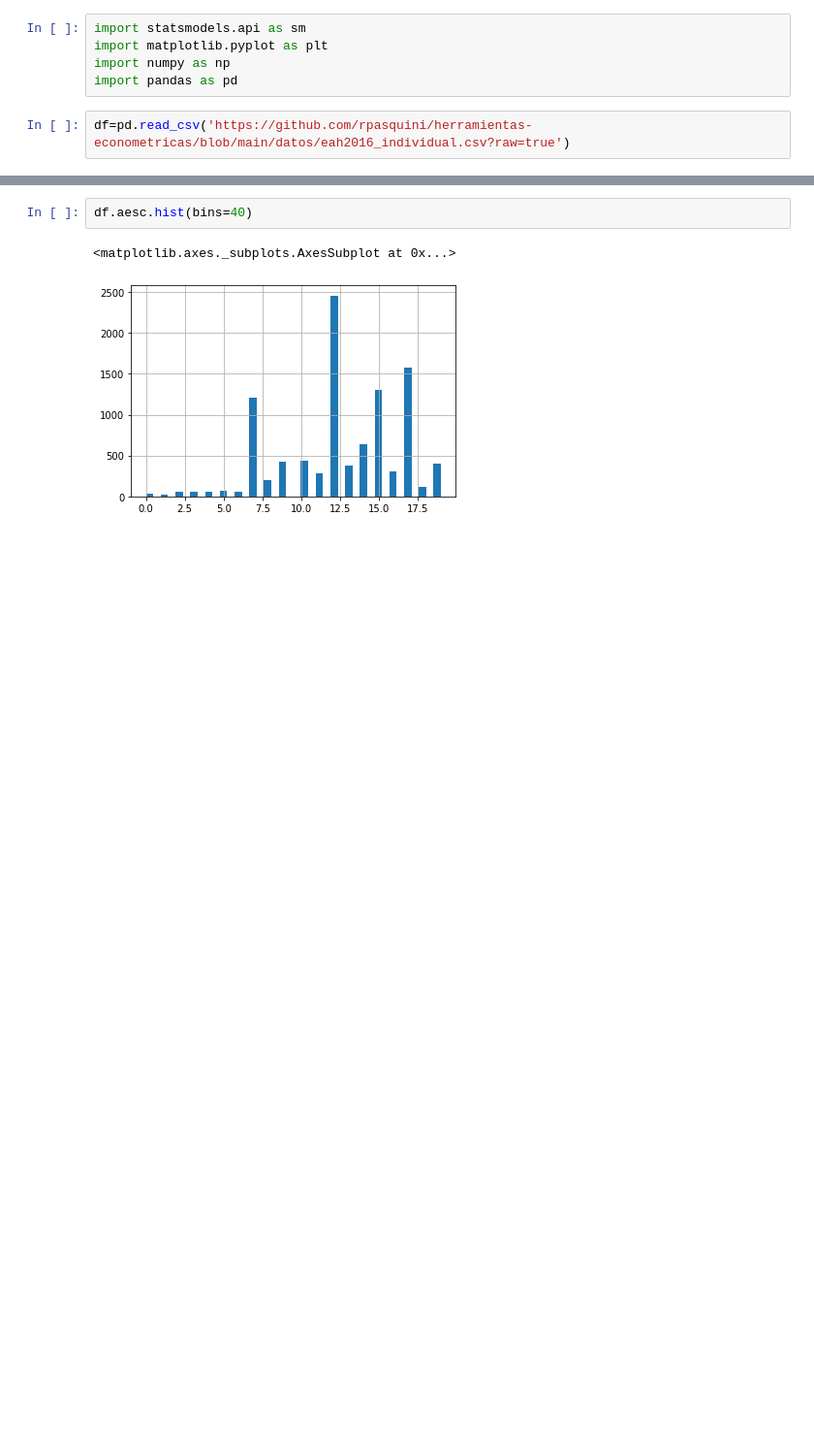
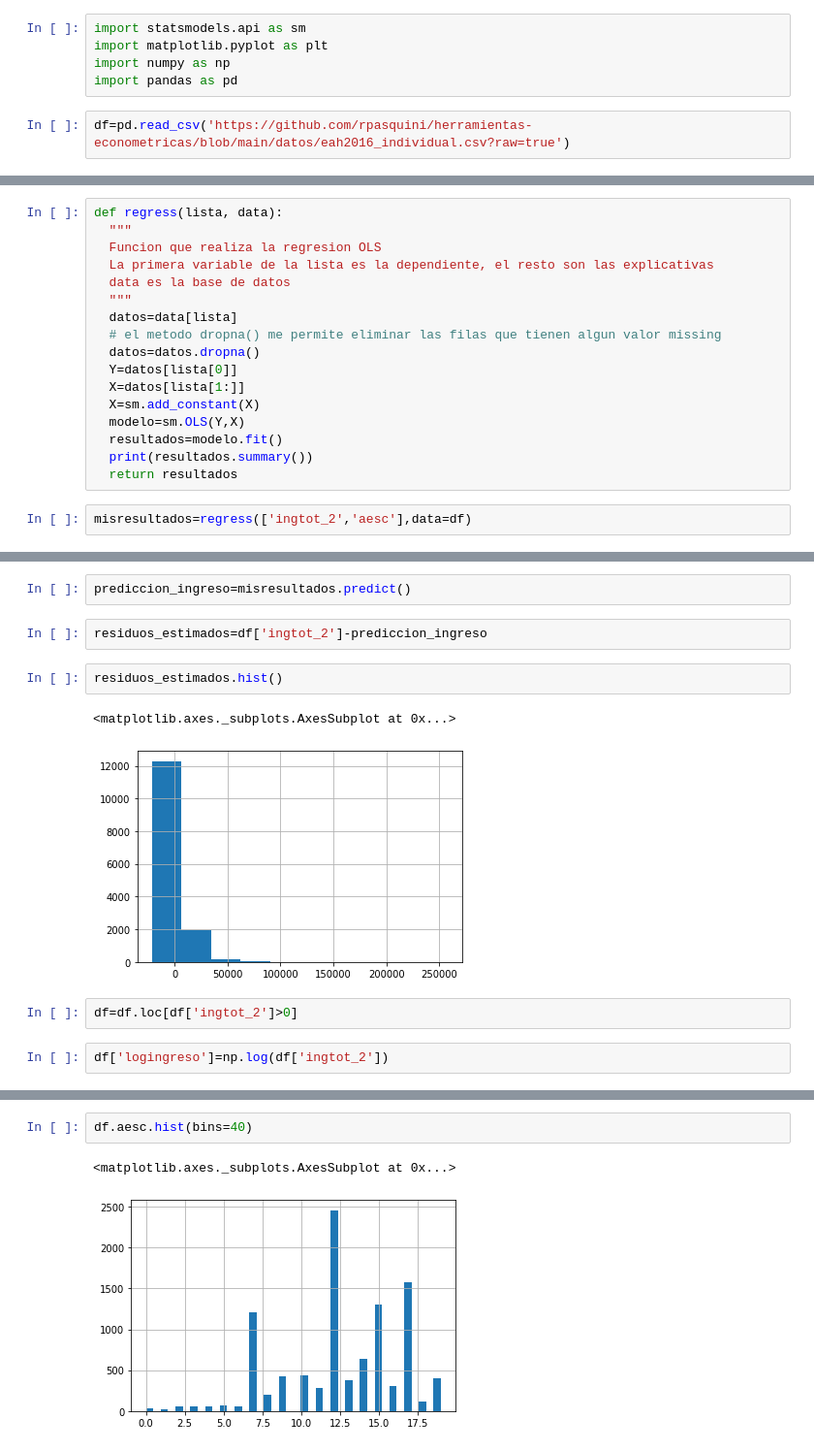
Before and after one commit to rpasquini/herramientas-econometricas-2022, a Jupyter notebook: OLS_2_Ajuste_Propiedades_Test_de_Hipótesis.ipynb, the cells around one changed output, grey strips where cells are left out. Shown at 97% size. Drawn from its saved outputs; the diff is of its cells as text; blank space fills up the shorter version.

```diff
--- a/OLS_2_Ajuste_Propiedades_Test_de_Hipótesis.ipynb
+++ b/OLS_2_Ajuste_Propiedades_Test_de_Hipótesis.ipynb
@@ -33,0 +74,19 @@ df[['aesc','logingreso']].dropna()
+# %%
+def regress(lista, data):
+  """
+  Funcion que realiza la regresion OLS
+  La primera variable de la lista es la dependiente, el resto son las explicativas
+  data es la base de datos
+  """
+  datos=data[lista]
+  # el metodo dropna() me permite eliminar las filas que tienen algun valor missing
+  datos=datos.dropna()
+  Y=datos[lista[0]]
+  X=datos[lista[1:]]
+  X=sm.add_constant(X)
+  modelo=sm.OLS(Y,X)
+  resultados=modelo.fit()
+  print(resultados.summary())
+  return resultados
+# %%
+misresultados=regress(['ingtot_2','aesc'],data=df)
@@ -33,0 +111,13 @@ df[['aesc','logingreso']].dropna()
+# %%
+prediccion_ingreso=misresultados.predict()
+# %%
+residuos_estimados=df['ingtot_2']-prediccion_ingreso
+# %%
+residuos_estimados.hist()
+# %% [output]
+<matplotlib.axes._subplots.AxesSubplot at 0x...>
+[figure, added]
+# %%
+df=df.loc[df['ingtot_2']>0]
+# %%
+df['logingreso']=np.log(df['ingtot_2'])
```
Also changed, not shown: parts of 16 cells of this notebook.
